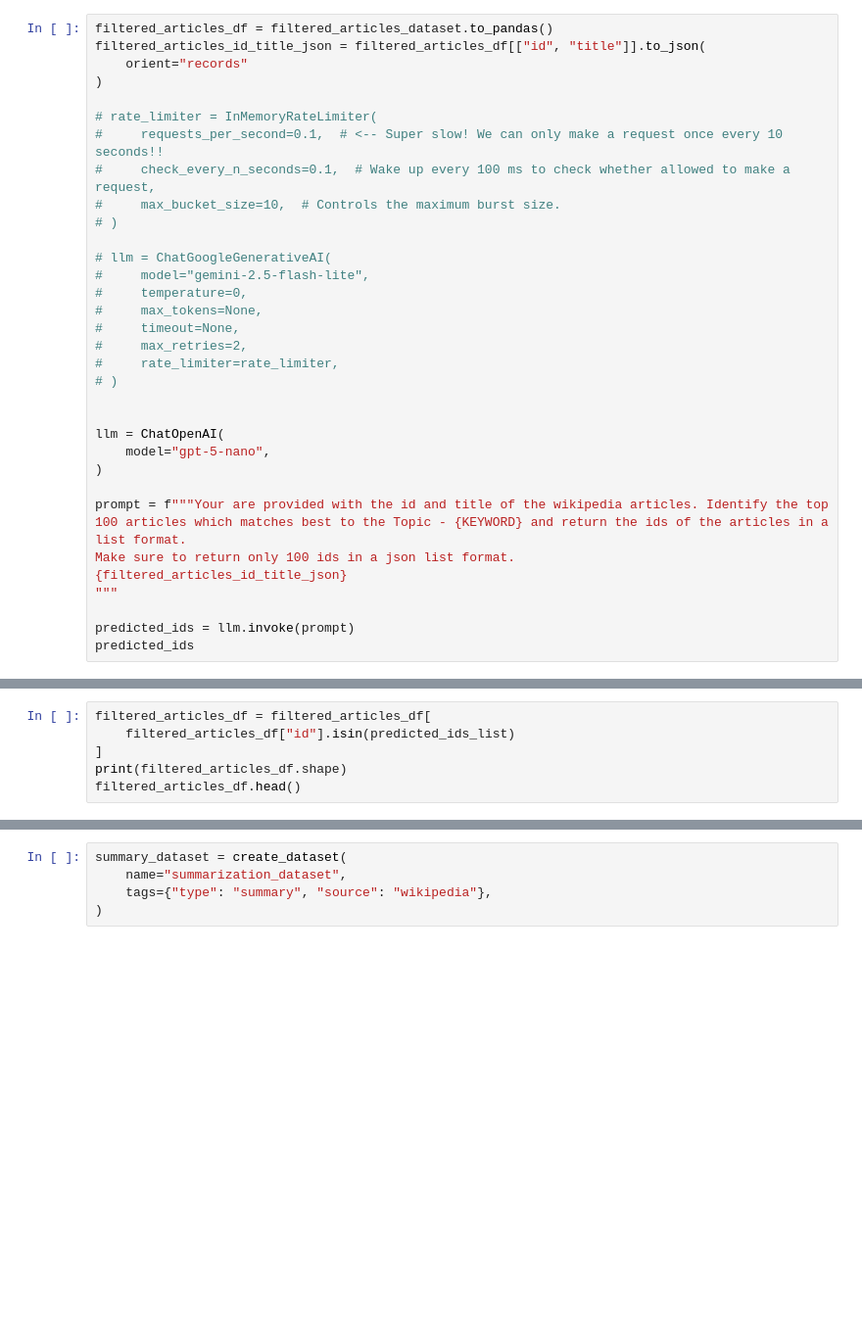
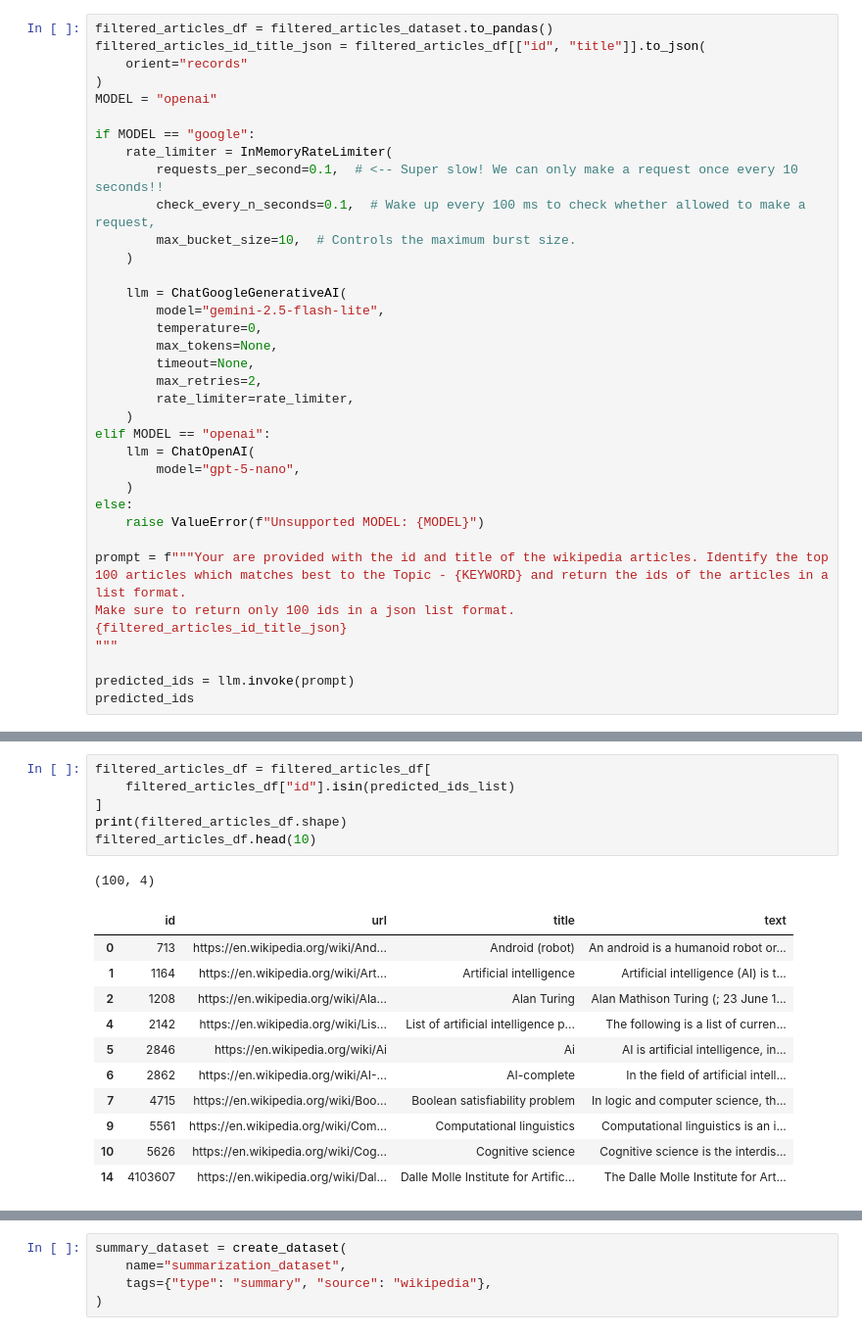
Before and after one commit to srinathmkce/TheAIGuy, a Jupyter notebook: NLP/mlflow_examples/3-dataset-tracking.ipynb, the cells around one changed output, grey strips where cells are left out. Shown at 98% size. Saved outputs shown, nothing was run; the diff lists cells and outputs as text; blank space fills up the shorter version.

```diff
--- a/NLP/mlflow_examples/3-dataset-tracking.ipynb
+++ b/NLP/mlflow_examples/3-dataset-tracking.ipynb
@@ -45,26 +57,29 @@ filtered_articles_df = filtered_articles_dataset.to_pandas()
 filtered_articles_id_title_json = filtered_articles_df[["id", "title"]].to_json(
     orient="records"
 )
+MODEL = "openai"
 
-# rate_limiter = InMemoryRateLimiter(
-#     requests_per_second=0.1,  # <-- Super slow! We can only make a request once every 10 seconds!!
-#     check_every_n_seconds=0.1,  # Wake up every 100 ms to check whether allowed to make a request,
-#     max_bucket_size=10,  # Controls the maximum burst size.
-# )
+if MODEL == "google":
+    rate_limiter = InMemoryRateLimiter(
+        requests_per_second=0.1,  # <-- Super slow! We can only make a request once every 10 seconds!!
+        check_every_n_seconds=0.1,  # Wake up every 100 ms to check whether allowed to make a request,
+        max_bucket_size=10,  # Controls the maximum burst size.
+    )
 
-# llm = ChatGoogleGenerativeAI(
-#     model="gemini-2.5-flash-lite",
-#     temperature=0,
-#     max_tokens=None,
-#     timeout=None,
-#     max_retries=2,
-#     rate_limiter=rate_limiter,
-# )
-
-
-llm = ChatOpenAI(
-    model="gpt-5-nano",
-)
+    llm = ChatGoogleGenerativeAI(
+        model="gemini-2.5-flash-lite",
+        temperature=0,
+        max_tokens=None,
+        timeout=None,
+        max_retries=2,
+        rate_limiter=rate_limiter,
+    )
+elif MODEL == "openai":
+    llm = ChatOpenAI(
+        model="gpt-5-nano",
+    )
+else:
+    raise ValueError(f"Unsupported MODEL: {MODEL}")
 
 prompt = f"""Your are provided with the id and title of the wikipedia articles. Identify the top 100 articles which matches best to the Topic - {KEYWORD} and return the ids of the articles in a list format.
 Make sure to return only 100 ids in a json list format.
@@ -81,9 +100,22 @@ len(predicted_ids_list)
 # %%
 filtered_articles_df = filtered_articles_df[
     filtered_articles_df["id"].isin(predicted_ids_list)
 ]
 print(filtered_articles_df.shape)
-filtered_articles_df.head()
+filtered_articles_df.head(10)
+# %% [output]
+(100, 4)
+|  | id | url | title | text |
+| 0 | 713 | https://en.wikipedia.org/wiki/And... | Android (robot) | An android is a humanoid robot or... |
+| 1 | 1164 | https://en.wikipedia.org/wiki/Art... | Artificial intelligence | Artificial intelligence (AI) is t... |
+| 2 | 1208 | https://en.wikipedia.org/wiki/Ala... | Alan Turing | Alan Mathison Turing (; 23 June 1... |
+| 4 | 2142 | https://en.wikipedia.org/wiki/Lis... | List of artificial intelligence p... | The following is a list of curren... |
+| 5 | 2846 | https://en.wikipedia.org/wiki/Ai | Ai | AI is artificial intelligence, in... |
+| 6 | 2862 | https://en.wikipedia.org/wiki/AI-... | AI-complete | In the field of artificial intell... |
+| 7 | 4715 | https://en.wikipedia.org/wiki/Boo... | Boolean satisfiability problem | In logic and computer science, th... |
+| 9 | 5561 | https://en.wikipedia.org/wiki/Com... | Computational linguistics | Computational linguistics is an i... |
+| 10 | 5626 | https://en.wikipedia.org/wiki/Cog... | Cognitive science | Cognitive science is the interdis... |
+| 14 | 4103607 | https://en.wikipedia.org/wiki/Dal... | Dalle Molle Institute for Artific... | The Dalle Molle Institute for Art... |
 # %%
 dataset = mlflow.data.from_pandas(
     df=filtered_articles_df, name=f"top_100_articles_{KEYWORD.replace(' ', '_')}"
```
Also changed, not shown: parts of 16 cells of this notebook.
